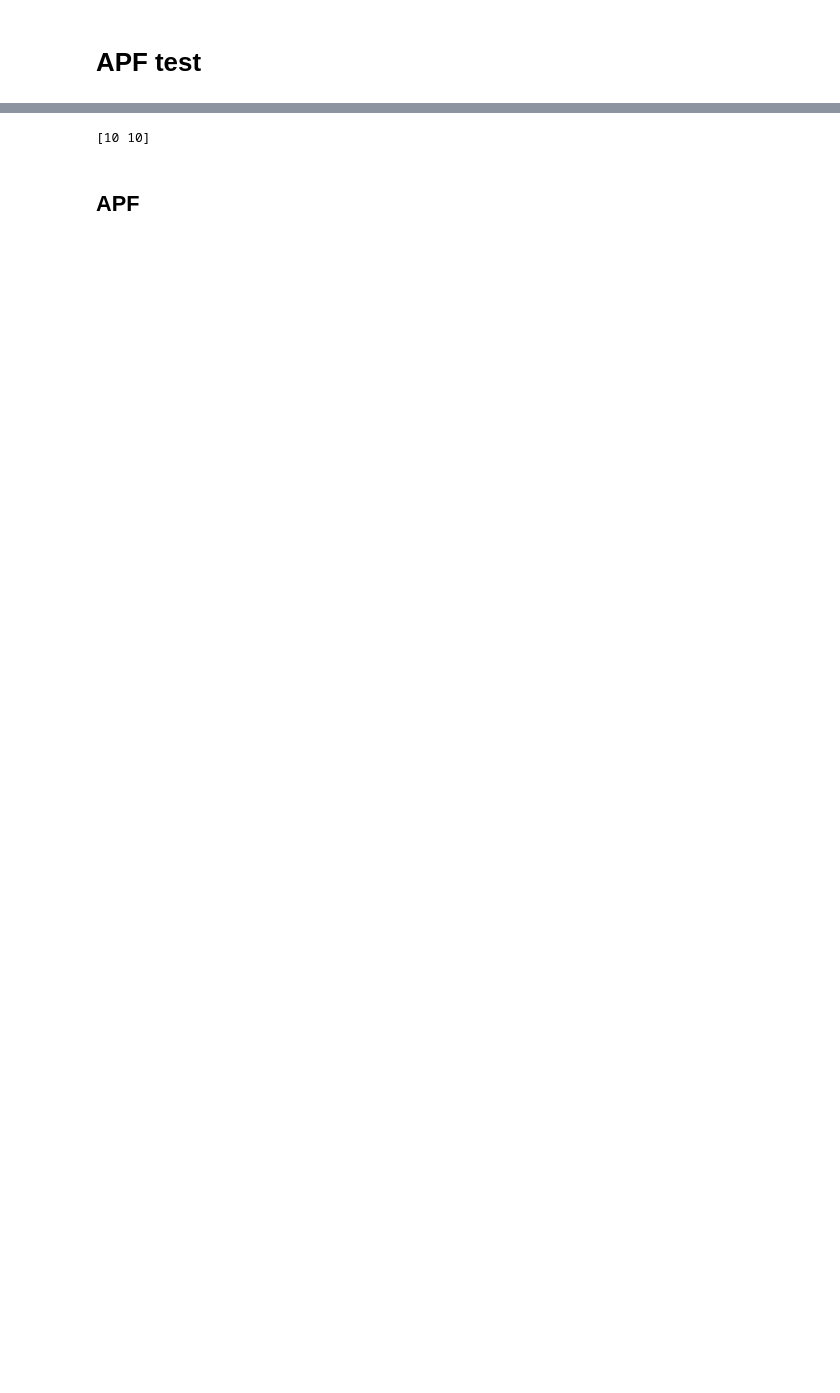
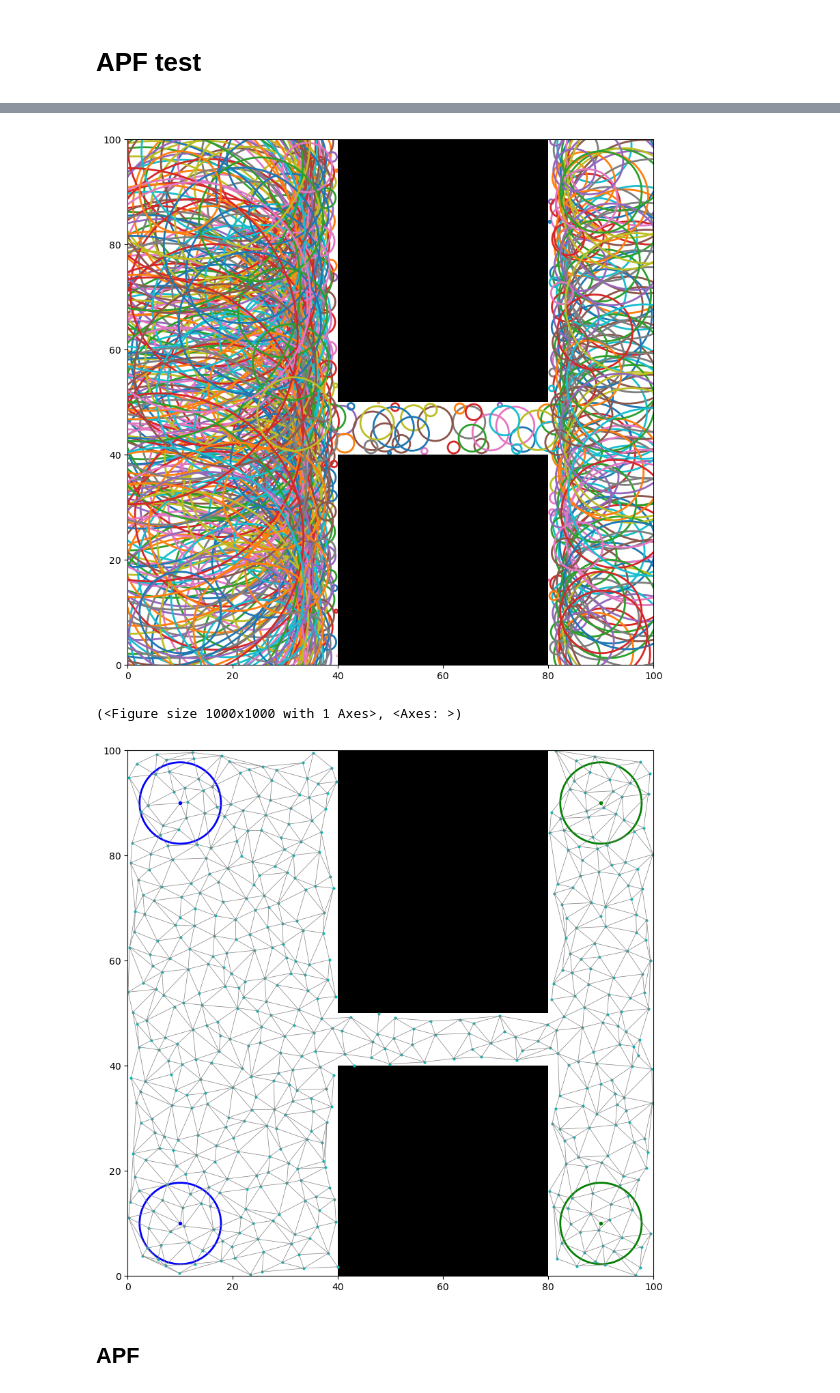
Before and after one commit to Zander-M/ST_Gaussian_PRM, a Jupyter notebook: notebooks/apf_test.ipynb, the cells around one changed output, grey strips where cells are left out. Drawn from its saved outputs; the diff is of its cells as text; code cells hidden in the pictures; blank space fills up the shorter version.

```diff
--- a/notebooks/apf_test.ipynb
+++ b/notebooks/apf_test.ipynb
@@ -80,7 +83,10 @@ timestep 34
-# %%
-print(simple_paths[0][0])
-# %% [output]
-[10 10]
+# %%
+gaussian_prm.visualize_g_nodes()
+gaussian_prm.visualize_roadmap()
+# %% [output]
+[figure, added]
+(<Figure size 1000x1000 with 1 Axes>, <Axes: >)
+[figure, added]
 # %% [markdown]
 ## APF
 # %%
```
Also changed, not shown: parts of 5 cells of this notebook, 3 other files.
